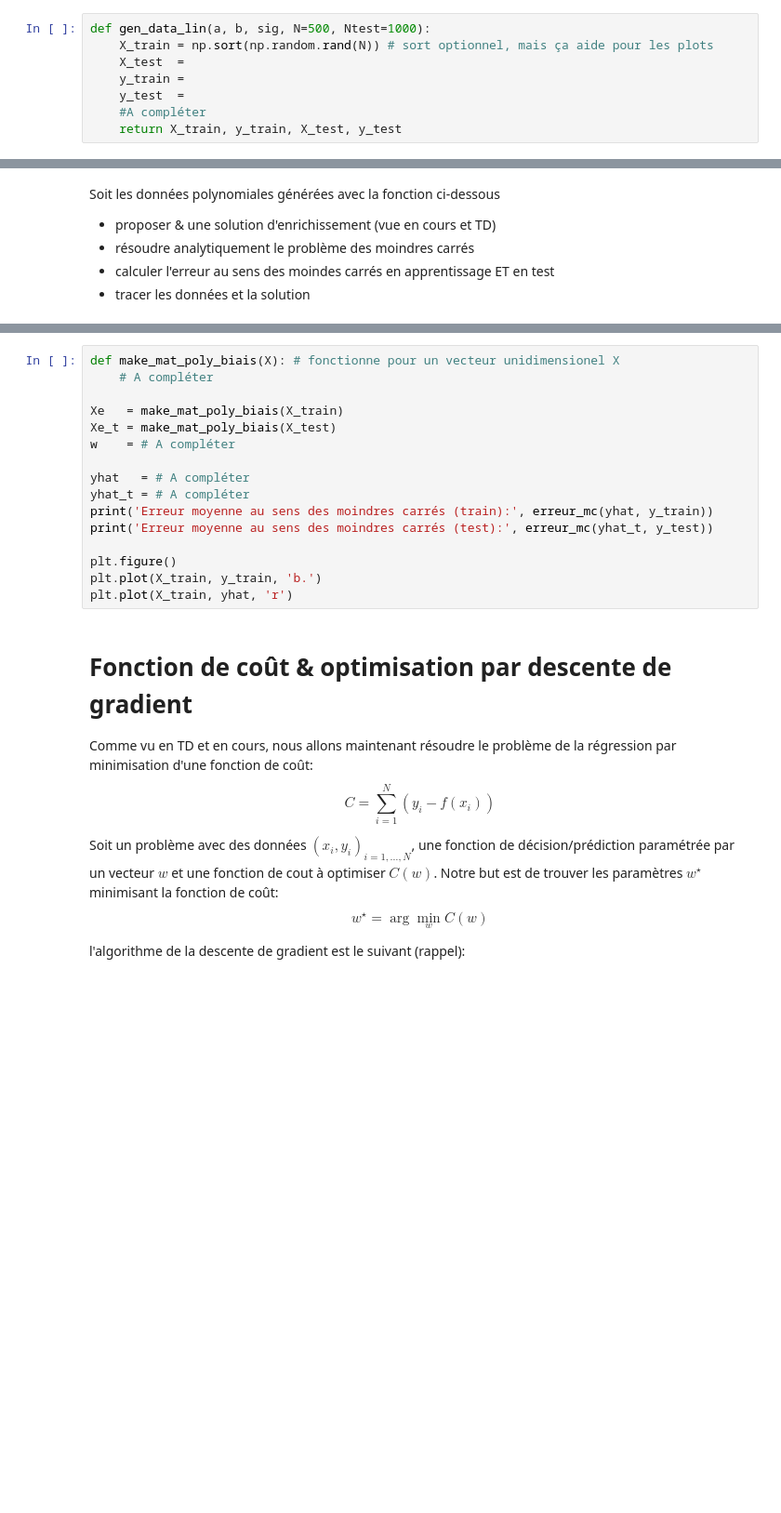
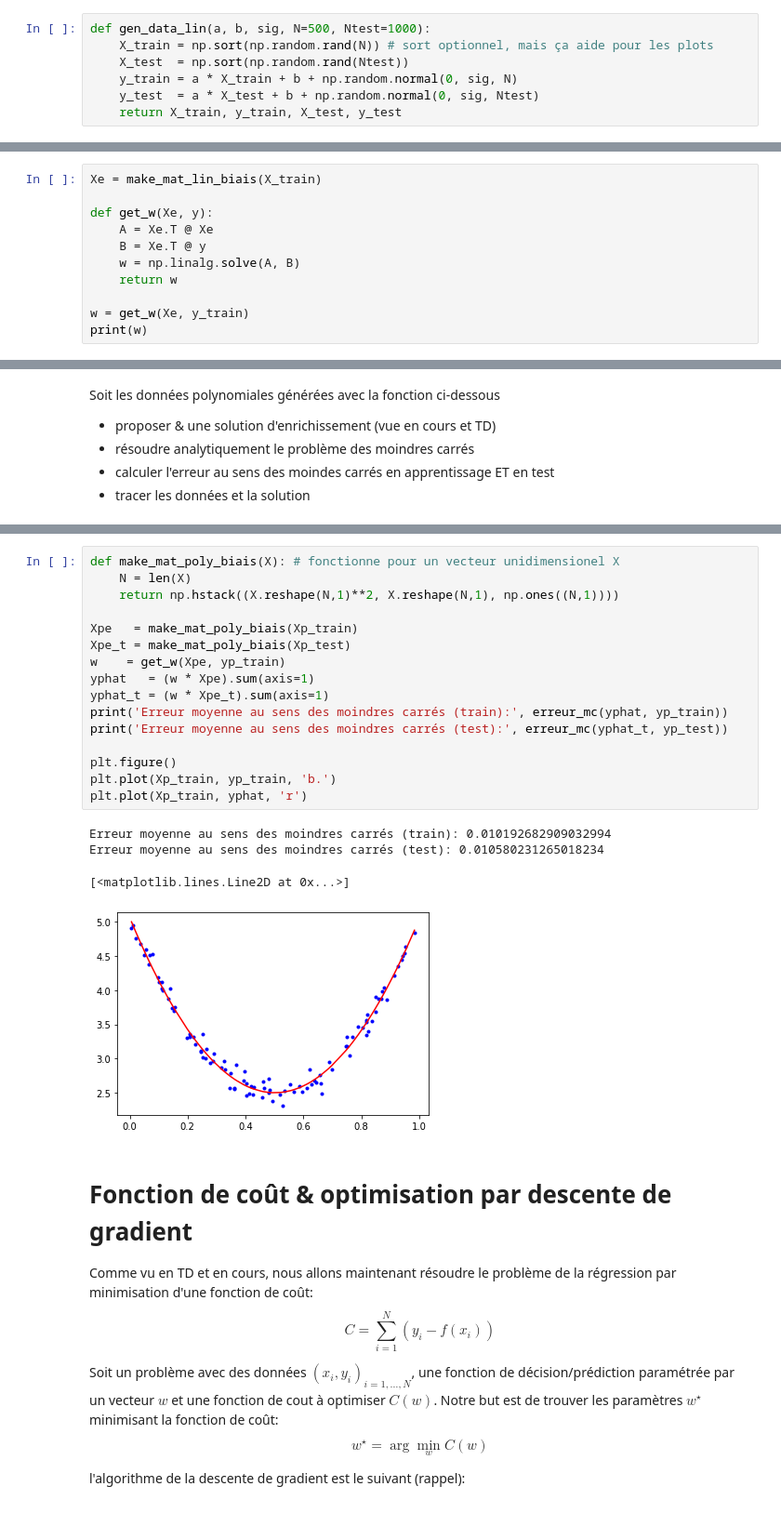
Before and after one commit to CharlesAttend/M1-S1-DAC, a Jupyter notebook: MAPSI/TME/tme9/tme9_etu.ipynb, the cells around one changed output, grey strips where cells are left out. Shown at 93% size. Saved outputs shown, nothing was run; the diff lists cells and outputs as text; blank space fills up the shorter version.

```diff
--- a/MAPSI/TME/tme9/tme9_etu.ipynb
+++ b/MAPSI/TME/tme9/tme9_etu.ipynb
@@ -22,10 +23,9 @@ Les deux sont tirés selon la même distribution. L'ensemble de test comptera -a
 # %%
 def gen_data_lin(a, b, sig, N=500, Ntest=1000):
     X_train = np.sort(np.random.rand(N)) # sort optionnel, mais ça aide pour les plots
-    X_test  =
-    y_train =
-    y_test  =
-    #A compléter
+    X_test  = np.sort(np.random.rand(Ntest))
+    y_train = a * X_train + b + np.random.normal(0, sig, N)
+    y_test  = a * X_test + b + np.random.normal(0, sig, Ntest)
     return X_train, y_train, X_test, y_test
 # %%
 # génération de données jouets:
@@ -102,0 +111,11 @@ print(w)
+# %%
+Xe = make_mat_lin_biais(X_train)
+
+def get_w(Xe, y):
+    A = Xe.T @ Xe
+    B = Xe.T @ y
+    w = np.linalg.solve(A, B)
+    return w
+
+w = get_w(Xe, y_train)
+print(w)
@@ -124,19 +150,24 @@ plt.plot(X_train, y_train)
 # %%
 def make_mat_poly_biais(X): # fonctionne pour un vecteur unidimensionel X
-    # A compléter
+    N = len(X)
+    return np.hstack((X.reshape(N,1)**2, X.reshape(N,1), np.ones((N,1))))
 
-Xe   = make_mat_poly_biais(X_train)
-Xe_t = make_mat_poly_biais(X_test)
-w    = # A compléter
-
-yhat   = # A compléter
-yhat_t = # A compléter
-print('Erreur moyenne au sens des moindres carrés (train):', erreur_mc(yhat, y_train))
-print('Erreur moyenne au sens des moindres carrés (test):', erreur_mc(yhat_t, y_test))
+Xpe   = make_mat_poly_biais(Xp_train)
+Xpe_t = make_mat_poly_biais(Xp_test)
+w    = get_w(Xpe, yp_train)
+yphat   = (w * Xpe).sum(axis=1)
+yphat_t = (w * Xpe_t).sum(axis=1)
+print('Erreur moyenne au sens des moindres carrés (train):', erreur_mc(yphat, yp_train))
+print('Erreur moyenne au sens des moindres carrés (test):', erreur_mc(yphat_t, yp_test))
 
 plt.figure()
-plt.plot(X_train, y_train, 'b.')
-plt.plot(X_train, yhat, 'r')
+plt.plot(Xp_train, yp_train, 'b.')
+plt.plot(Xp_train, yphat, 'r')
+# %% [output]
+Erreur moyenne au sens des moindres carrés (train): 0.010192682909032994
+Erreur moyenne au sens des moindres carrés (test): 0.010580231265018234
+[<matplotlib.lines.Line2D at 0x...>]
+[figure, added]
 # %% [markdown]
 # Fonction de coût & optimisation par descente de gradient
 
```
Also changed, not shown: parts of 26 cells of this notebook.
